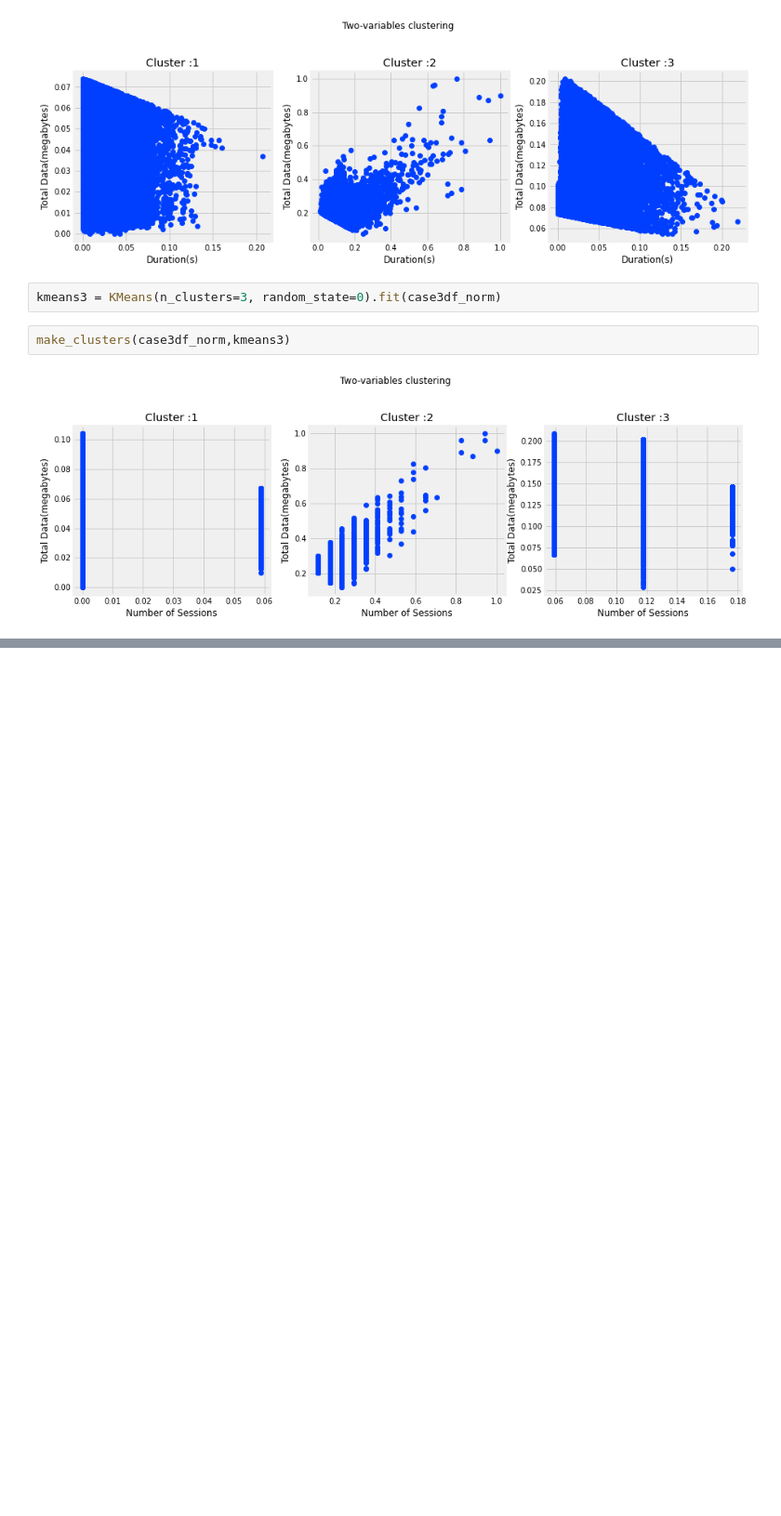
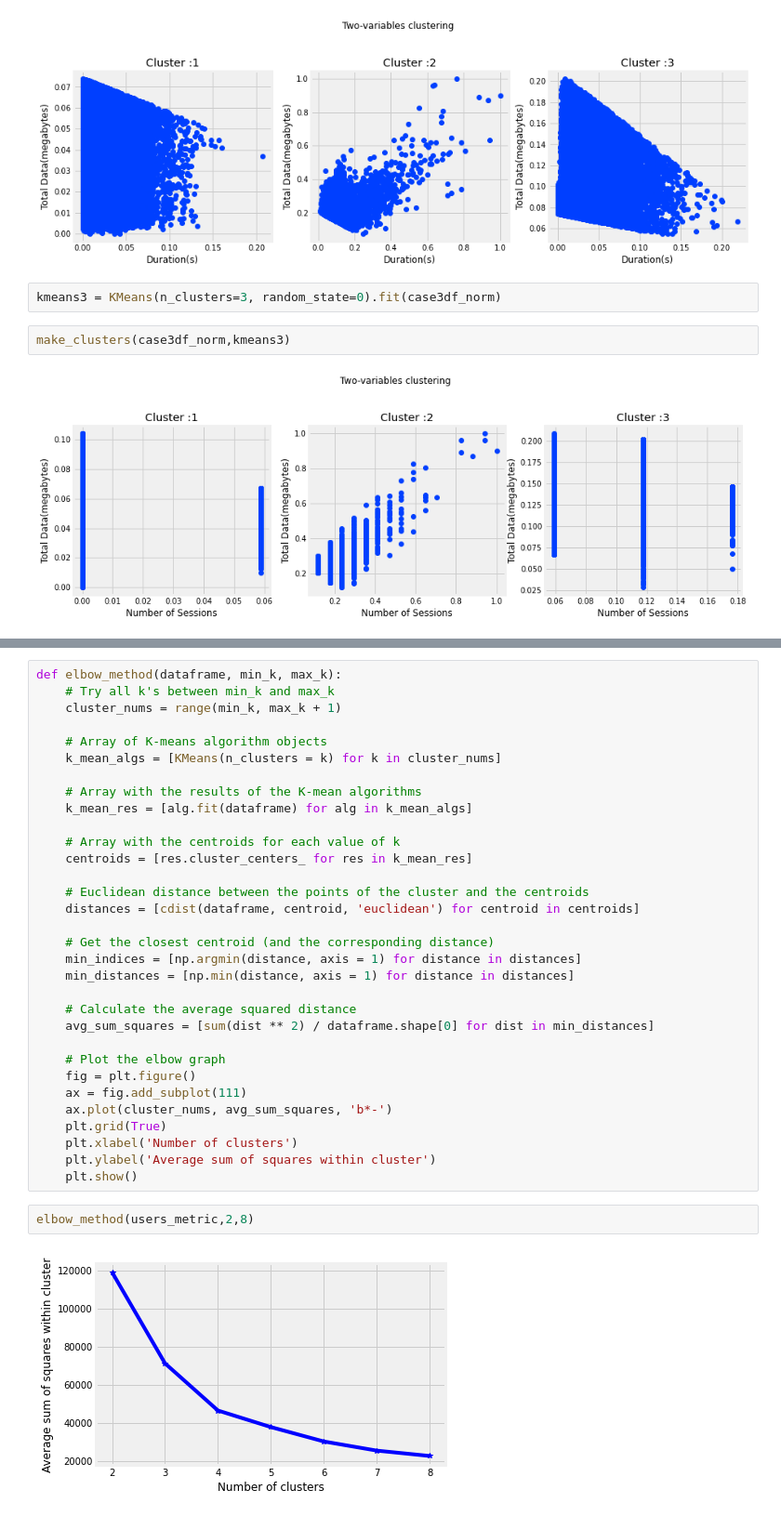
Before and after one commit to fbagire/Telecomm_data_analysis, a Jupyter notebook: data_cleaning.ipynb, the cells around one changed output, grey strips where cells are left out. Shown at 93% size. Cells and saved outputs as stored; diff of their text form; blank space fills up the shorter version.

```diff
--- a/data_cleaning.ipynb
+++ b/data_cleaning.ipynb
@@ -610,0 +790,36 @@ make_clusters(case3df_norm,kmeans3)
+# %%
+def elbow_method(dataframe, min_k, max_k):
+    # Try all k's between min_k and max_k
+    cluster_nums = range(min_k, max_k + 1)
+
+    # Array of K-means algorithm objects
+    k_mean_algs = [KMeans(n_clusters = k) for k in cluster_nums]
+
+    # Array with the results of the K-mean algorithms
+    k_mean_res = [alg.fit(dataframe) for alg in k_mean_algs]
+
+    # Array with the centroids for each value of k
+    centroids = [res.cluster_centers_ for res in k_mean_res]
+
+    # Euclidean distance between the points of the cluster and the centroids
+    distances = [cdist(dataframe, centroid, 'euclidean') for centroid in centroids]
+
+    # Get the closest centroid (and the corresponding distance)
+    min_indices = [np.argmin(distance, axis = 1) for distance in distances]
+    min_distances = [np.min(distance, axis = 1) for distance in distances]
+
+    # Calculate the average squared distance
+    avg_sum_squares = [sum(dist ** 2) / dataframe.shape[0] for dist in min_distances]
+
+    # Plot the elbow graph
+    fig = plt.figure()
+    ax = fig.add_subplot(111)
+    ax.plot(cluster_nums, avg_sum_squares, 'b*-')
+    plt.grid(True)
+    plt.xlabel('Number of clusters')
+    plt.ylabel('Average sum of squares within cluster')
+    plt.show()
+# %%
+elbow_method(users_metric,2,8)
+# %% [output]
+[figure, added]
```
Also changed, not shown: parts of 38 cells of this notebook, 1 other file.
